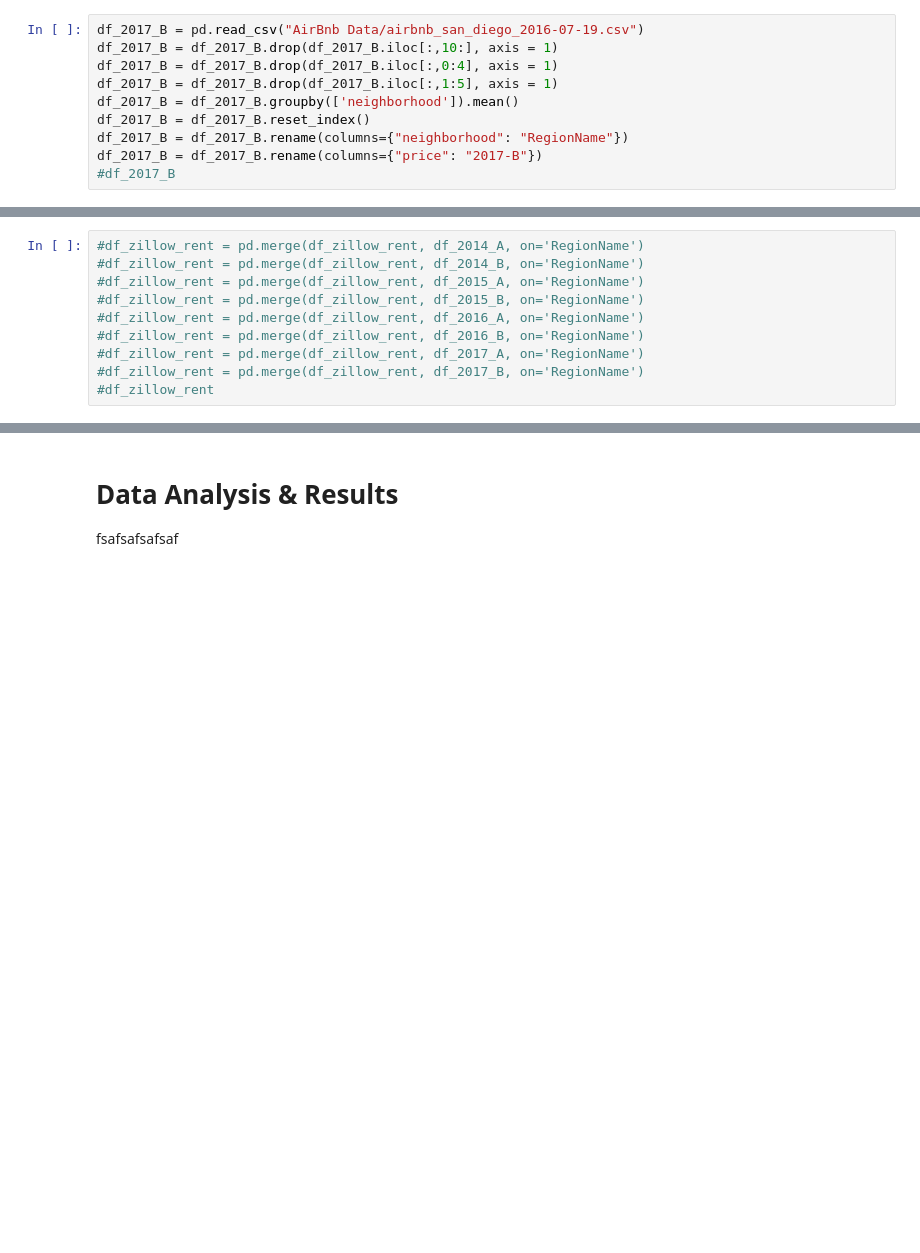
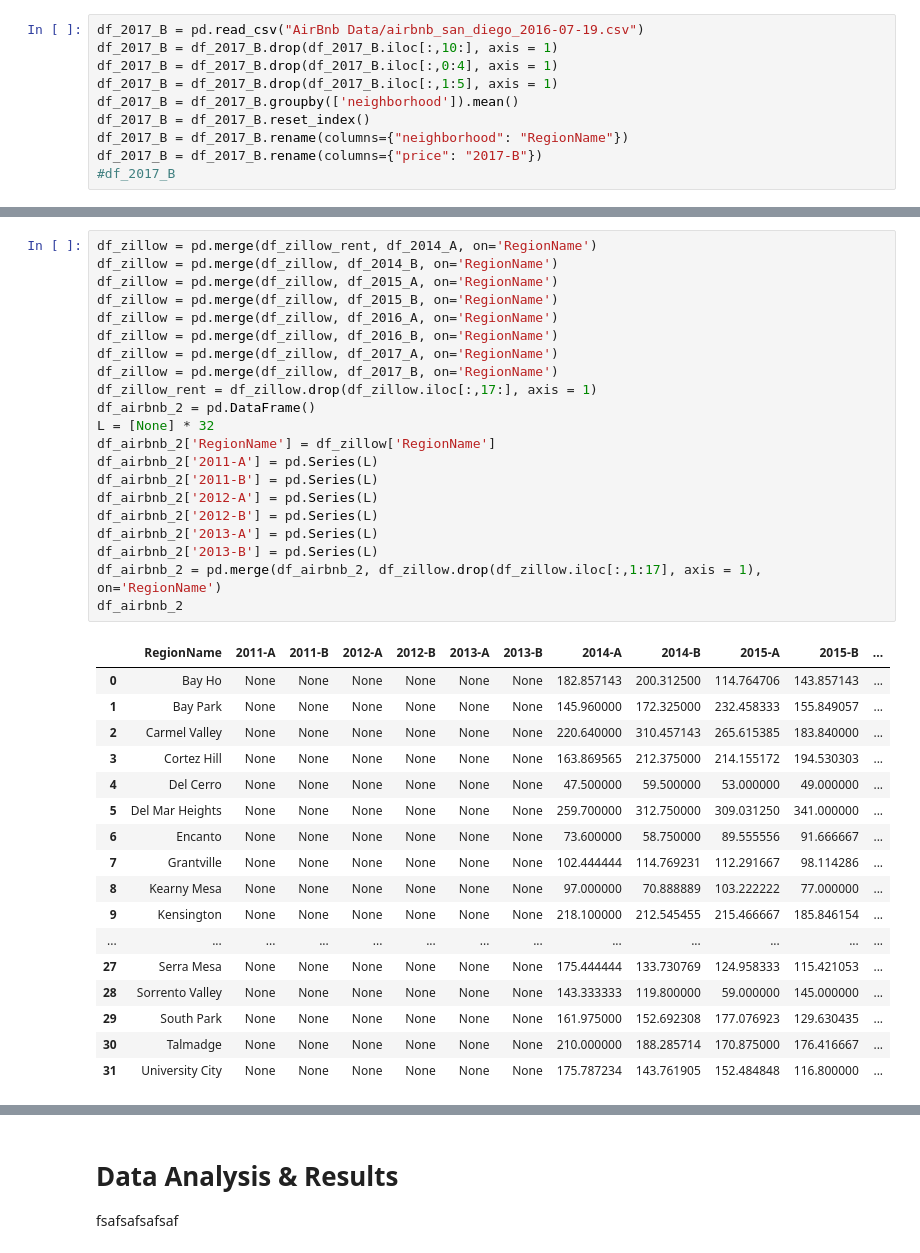
Before and after one commit to aaronaher619/COGS-108-Final-Project, a Jupyter notebook: Final_Project.ipynb, the cells around one changed output, grey strips where cells are left out. Saved outputs shown, nothing was run; the diff lists cells and outputs as text; blank space fills up the shorter version.

```diff
--- a/Final_Project.ipynb
+++ b/Final_Project.ipynb
@@ -322,13 +294,42 @@ df_airbnb
 # %%
-#df_zillow_rent = pd.merge(df_zillow_rent, df_2014_A, on='RegionName')
-#df_zillow_rent = pd.merge(df_zillow_rent, df_2014_B, on='RegionName')
-#df_zillow_rent = pd.merge(df_zillow_rent, df_2015_A, on='RegionName')
-#df_zillow_rent = pd.merge(df_zillow_rent, df_2015_B, on='RegionName')
-#df_zillow_rent = pd.merge(df_zillow_rent, df_2016_A, on='RegionName')
-#df_zillow_rent = pd.merge(df_zillow_rent, df_2016_B, on='RegionName')
-#df_zillow_rent = pd.merge(df_zillow_rent, df_2017_A, on='RegionName')
-#df_zillow_rent = pd.merge(df_zillow_rent, df_2017_B, on='RegionName')
-#df_zillow_rent
+df_zillow = pd.merge(df_zillow_rent, df_2014_A, on='RegionName')
+df_zillow = pd.merge(df_zillow, df_2014_B, on='RegionName')
+df_zillow = pd.merge(df_zillow, df_2015_A, on='RegionName')
+df_zillow = pd.merge(df_zillow, df_2015_B, on='RegionName')
+df_zillow = pd.merge(df_zillow, df_2016_A, on='RegionName')
+df_zillow = pd.merge(df_zillow, df_2016_B, on='RegionName')
+df_zillow = pd.merge(df_zillow, df_2017_A, on='RegionName')
+df_zillow = pd.merge(df_zillow, df_2017_B, on='RegionName')
+df_zillow_rent = df_zillow.drop(df_zillow.iloc[:,17:], axis = 1)
+df_airbnb_2 = pd.DataFrame()
+L = [None] * 32
+df_airbnb_2['RegionName'] = df_zillow['RegionName']
+df_airbnb_2['2011-A'] = pd.Series(L)
+df_airbnb_2['2011-B'] = pd.Series(L)
+df_airbnb_2['2012-A'] = pd.Series(L)
+df_airbnb_2['2012-B'] = pd.Series(L)
+df_airbnb_2['2013-A'] = pd.Series(L)
+df_airbnb_2['2013-B'] = pd.Series(L)
+df_airbnb_2 = pd.merge(df_airbnb_2, df_zillow.drop(df_zillow.iloc[:,1:17], axis = 1), on='RegionName')
+df_airbnb_2
+# %% [output]
+|  | RegionName | 2011-A | 2011-B | 2012-A | 2012-B | 2013-A | 2013-B | 2014-A | 2014-B | 2015-A | 2015-B | ... |
+| 0 | Bay Ho | None | None | None | None | None | None | 182.857143 | 200.312500 | 114.764706 | 143.857143 | ... |
+| 1 | Bay Park | None | None | None | None | None | None | 145.960000 | 172.325000 | 232.458333 | 155.849057 | ... |
+| 2 | Carmel Valley | None | None | None | None | None | None | 220.640000 | 310.457143 | 265.615385 | 183.840000 | ... |
+| 3 | Cortez Hill | None | None | None | None | None | None | 163.869565 | 212.375000 | 214.155172 | 194.530303 | ... |
+| 4 | Del Cerro | None | None | None | None | None | None | 47.500000 | 59.500000 | 53.000000 | 49.000000 | ... |
+| 5 | Del Mar Heights | None | None | None | None | None | None | 259.700000 | 312.750000 | 309.031250 | 341.000000 | ... |
+| 6 | Encanto | None | None | None | None | None | None | 73.600000 | 58.750000 | 89.555556 | 91.666667 | ... |
+| 7 | Grantville | None | None | None | None | None | None | 102.444444 | 114.769231 | 112.291667 | 98.114286 | ... |
+| 8 | Kearny Mesa | None | None | None | None | None | None | 97.000000 | 70.888889 | 103.222222 | 77.000000 | ... |
+| 9 | Kensington | None | None | None | None | None | None | 218.100000 | 212.545455 | 215.466667 | 185.846154 | ... |
+| ... | ... | ... | ... | ... | ... | ... | ... | ... | ... | ... | ... | ... |
+| 27 | Serra Mesa | None | None | None | None | None | None | 175.444444 | 133.730769 | 124.958333 | 115.421053 | ... |
+| 28 | Sorrento Valley | None | None | None | None | None | None | 143.333333 | 119.800000 | 59.000000 | 145.000000 | ... |
+| 29 | South Park | None | None | None | None | None | None | 161.975000 | 152.692308 | 177.076923 | 129.630435 | ... |
+| 30 | Talmadge | None | None | None | None | None | None | 210.000000 | 188.285714 | 170.875000 | 176.416667 | ... |
+| 31 | University City | None | None | None | None | None | None | 175.787234 | 143.761905 | 152.484848 | 116.800000 | ... |
 # %%
 for i in range(0, 32):
     zillow = df_zillow_rent.loc[i, :].squeeze()
```
Also changed, not shown: parts of 3 cells of this notebook.
